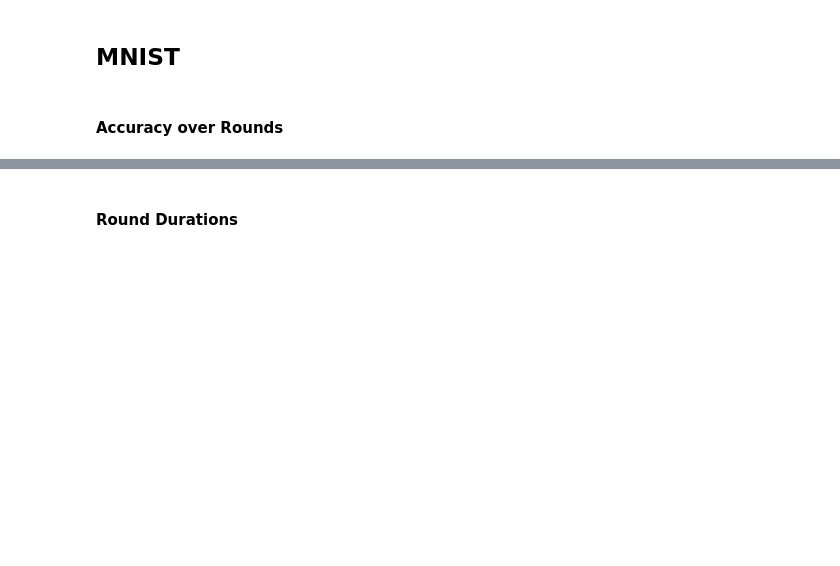
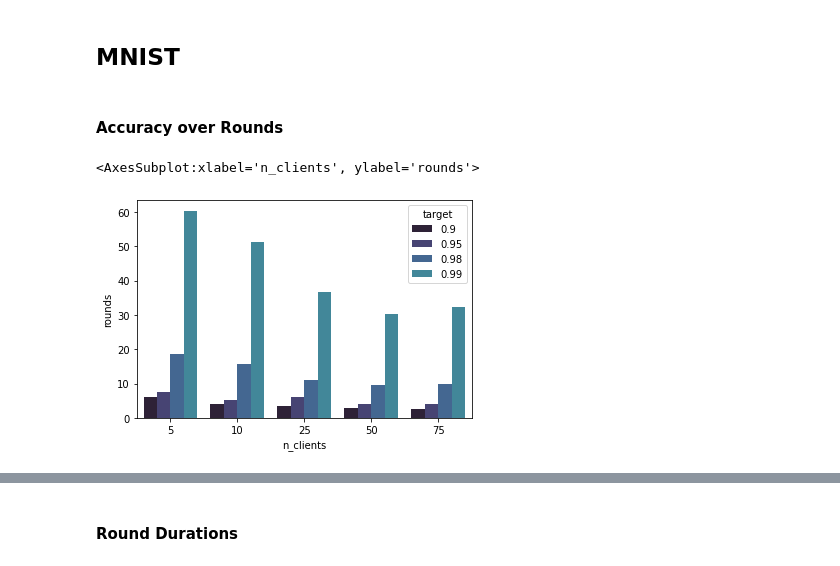
Before and after one commit to Serverless-Federated-Learning/FedLesScan, a Jupyter notebook: experiments/leaf-fedless-comparison.ipynb, the cells around one changed output, grey strips where cells are left out. Drawn from its saved outputs; the diff is of its cells as text; code cells hidden in the pictures; blank space fills up the shorter version.

```diff
--- a/experiments/leaf-fedless-comparison.ipynb
+++ b/experiments/leaf-fedless-comparison.ipynb
@@ -10,6 +11,8 @@ import seaborn as sns
 from IPython.core.display import HTML
 
 from plot_utils import process_flower_logs
+# %%
+SNS_DEFAULT_PALETTE = sns.color_palette("mako")#, as_cmap=True)
 # %%
 FLOWER_LOGS_FOLDER = Path("/Users/andreas/workspace/thesis-code/out/flower-logs")
 # %%
@@ -99,6 +109,19 @@ fedless_client_df = pd.concat(fedless_client_dfs)
 ## MNIST
 # %% [markdown]
 #### Accuracy over Rounds
+# %%
+vals = []
+target = 0.90
+for clients_in_round in [5, 10, 25, 50, 75]:
+    df_ = fedless_df.loc[("mnist", clients_in_round)]
+    for target in [0.9, 0.95, 0.98, 0.99]:
+        mean_round_until_target_fedless= df_[df_["accuracy"] >= target].groupby("seed").min("round")["round"].mean()
+        vals.append((target, mean_round_until_target_fedless, clients_in_round))
+df_ = pd.DataFrame(vals, columns=["target", "rounds", "n_clients"])
+sns.barplot(x="n_clients", y="rounds", data=df_, hue="target", palette=SNS_DEFAULT_PALETTE)
+# %% [output]
+<AxesSubplot:xlabel='n_clients', ylabel='rounds'>
+[figure, added]
 # %%
 vals = []
 
```
Also changed, not shown: parts of 11 cells of this notebook, 6 other files.
